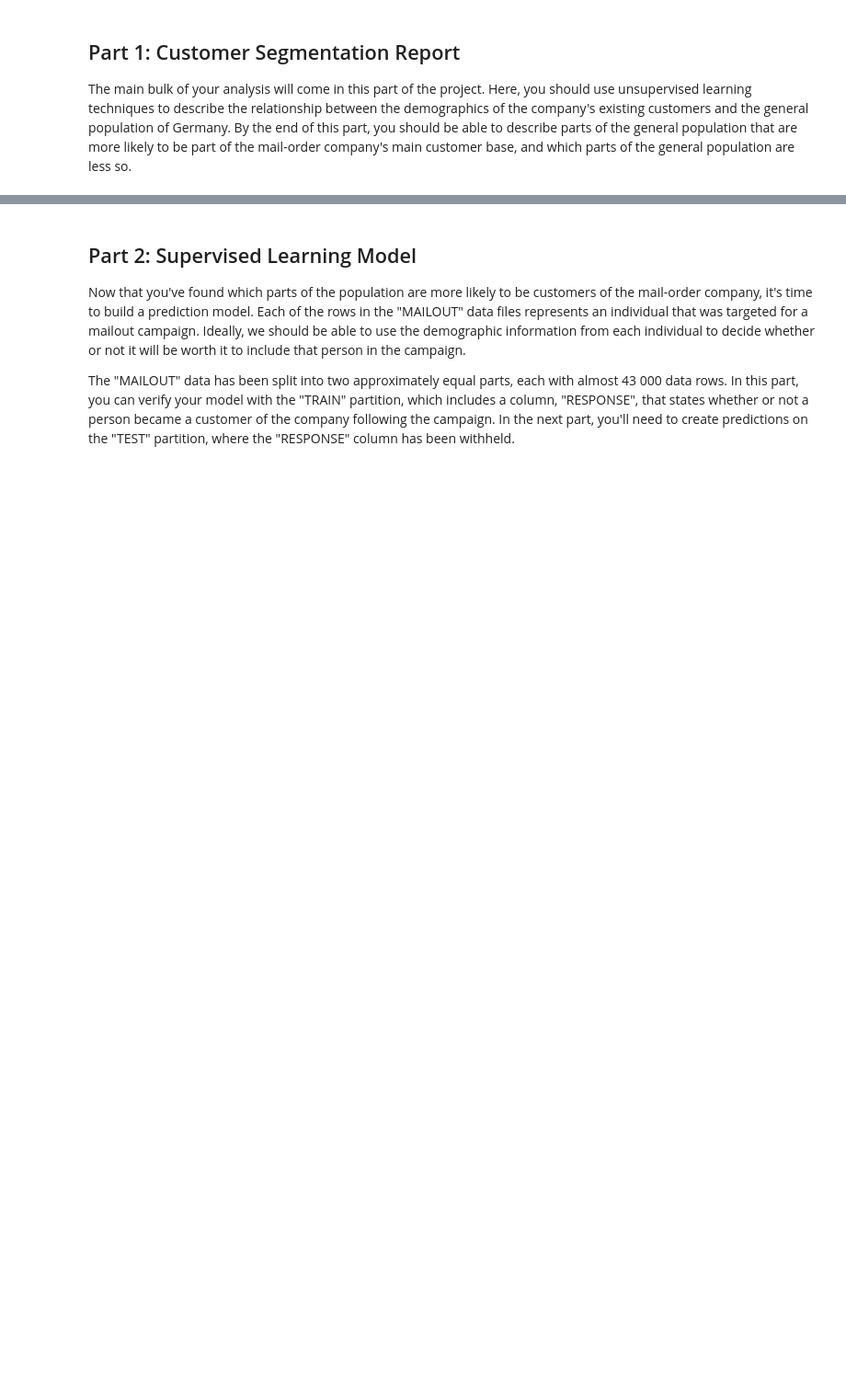
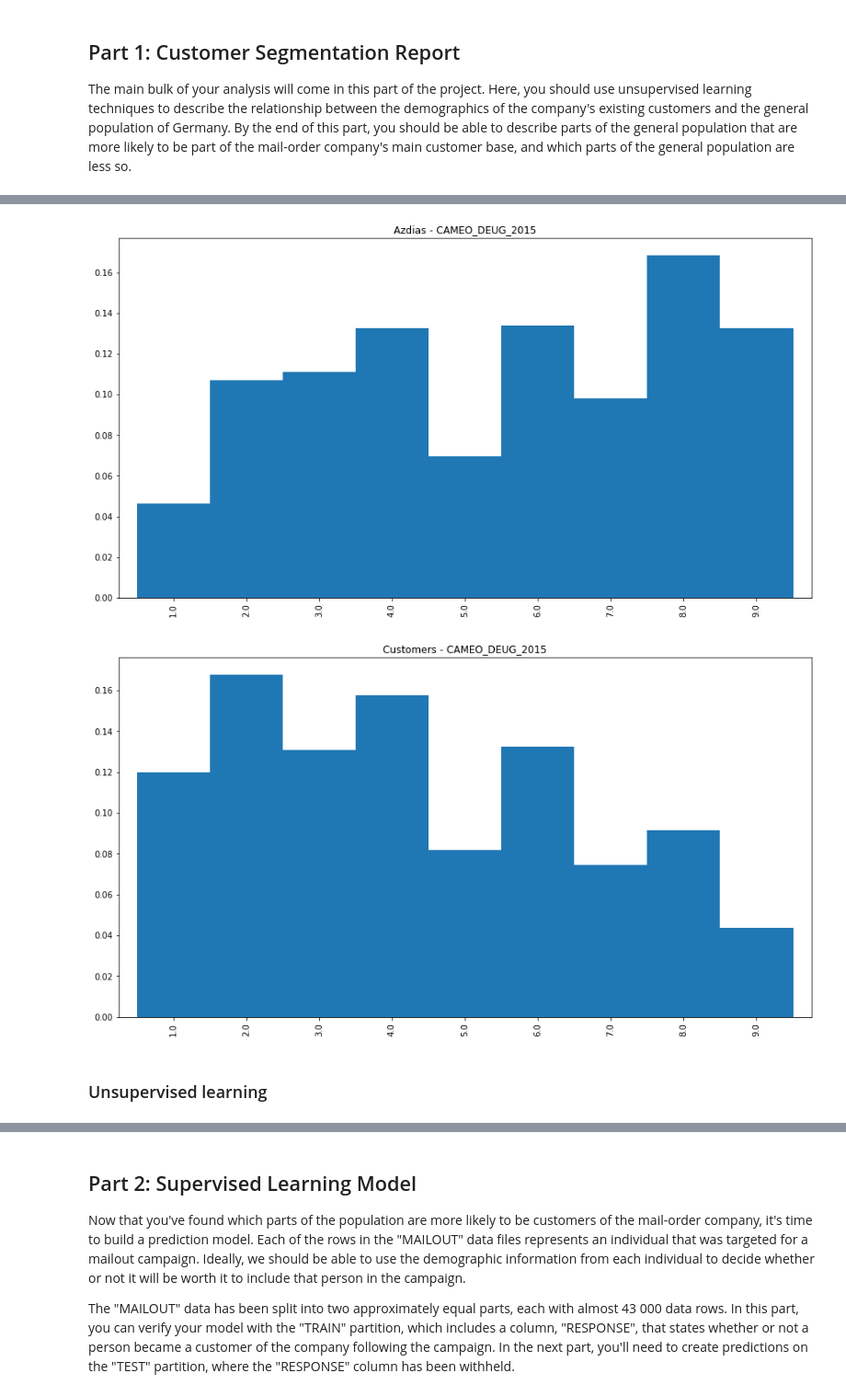
Before and after one commit to ditivaidya/Udacity-Project-IV, a Jupyter notebook: Arvato Project Workbook.ipynb, the cells around one changed output, grey strips where cells are left out. Shown at 92% size. Saved outputs shown, nothing was run; the diff lists cells and outputs as text; code cells hidden in the pictures; blank space fills up the shorter version.

```diff
--- a/Arvato Project Workbook.ipynb
+++ b/Arvato Project Workbook.ipynb
@@ -70,0 +246,6 @@ else:
+# %%
+cust_clean.dtypes
+
+for col in cust_clean:
+    if cust_clean[col].dtypes != "int64" and cust_clean[col].dtypes != "float":
+        print(col)
@@ -74,0 +299,14 @@ The main bulk of your analysis will come in this part of the project. Here, you
+# %%
+def createhist(col, df1=azdias_clean, df2=cust_clean):
+
+    x = df1[col].unique().tolist()
+    x.sort()
+    x
+
+    f, ax = plt.subplots(figsize=(15,8))
+    df1[col].value_counts(normalize=True).loc[x].plot.bar(width = 1)
+    ax.set_title("Azdias - "+col)
+
+    f, ax = plt.subplots(figsize=(15,8))
+    df2[col].value_counts(normalize=True).loc[x].plot.bar(width = 1)
+    ax.set_title("Customers - "+col)
@@ -74,0 +324,7 @@ The main bulk of your analysis will come in this part of the project. Here, you
+# %%
+createhist('CAMEO_DEUG_2015')
+# %% [output]
+[figure, added]
+[figure, added]
+# %% [markdown]
+### Unsupervised learning
```
Also changed, not shown: parts of 37 cells of this notebook.
